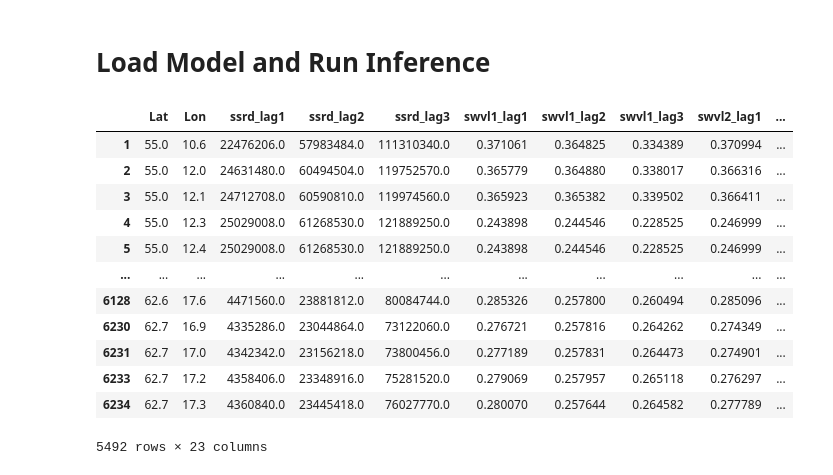
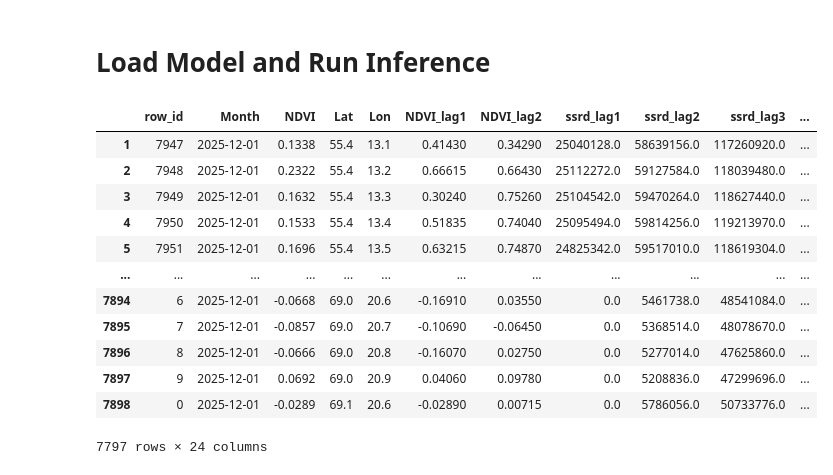
Before and after one commit to jpruzcuen/scalable_ml, a Jupyter notebook: notebooks/run_inference.ipynb, the cells around one changed output. Drawn from its saved outputs; the diff is of its cells as text; code cells hidden in the pictures.

```diff
--- a/notebooks/run_inference.ipynb
+++ b/notebooks/run_inference.ipynb
@@ -8,18 +12,13 @@ import geopandas
 import matplotlib.pyplot as plt
 # %% [markdown]
 # Load data for inference
-# %%
-def extract_year_month(filename):
-    parts = filename.replace(".csv", "").split("_")
-    month = int(parts[1])
-    year = int(parts[2])
-    return year, month
 # %%
 manual = True
 
 if manual:
     csv_files = [f for f in os.listdir('../data/weather_daily') if f.endswith(".csv")]
     latest_file = max(csv_files, key=lambda f: extract_year_month(f))
+    print("Latest file:", latest_file)
     weather_features = pd.read_csv('../data/weather_daily/' + latest_file)
     weather_features.rename(columns={'valid_time':'Month'}, inplace=True)
 
@@ -29,10 +28,12 @@ else:
 if manual:
     csv_files = [f for f in os.listdir('../data/ndvi') if f.startswith("ndvi")]
     latest_file = max(csv_files, key=lambda f: extract_year_month(f))
+    print("Latest file:", latest_file)
     ndvi_features = pd.read_csv('../data/ndvi/' + latest_file)
 
 else:
-    ndvi_features = download_ndvi_for_inference()
+    pass
+    #ndvi_features = download_ndvi_for_inference()
 
 print(f"Datapoints (weather): {len(weather_features)}")
 print(weather_features.columns)
@@ -51,7 +54,7 @@ Index(['row_id', 'Lat', 'Lon', 'Month', 'NDVI', 'NDVI_lag1', 'NDVI_lag2'], dtype
 # %% [markdown]
 ### Prepare dataset
 # %%
-dataset = weather_features.merge(ndvi_features, on=['Lat', 'Lon', 'Month'], how='left')
+dataset = ndvi_features.merge(weather_features, on=['Lat', 'Lon', 'Month'], how='left')
 dataset.dropna(inplace=True)
 
 X = dataset.copy()
@@ -81,19 +84,20 @@ model_files = next(os.walk('../models'), (None, None, []))[2]
 file_name = '../models/' + model_files[-1]
 model = pickle.load(open(file_name, "rb")) # [-1] to get the latest version
 # %%
-dataset['Pressence_pred'] = model.predict(X[model.feature_names_in_.tolist()])
+dataset['Pressence_prob'] = model.predict_proba(X[model.feature_names_in_.tolist()])[:,1]
+dataset['Pressence_pred'] = (dataset['Pressence_prob'] > 0.95).astype(int)
 dataset
 # %% [output]
-|  | Lat | Lon | ssrd_lag1 | ssrd_lag2 | ssrd_lag3 | swvl1_lag1 | swvl1_lag2 | swvl1_lag3 | swvl2_lag1 | ... |
-| 1 | 55.0 | 10.6 | 22476206.0 | 57983484.0 | 111310340.0 | 0.371061 | 0.364825 | 0.334389 | 0.370994 | ... |
-| 2 | 55.0 | 12.0 | 24631480.0 | 60494504.0 | 119752570.0 | 0.365779 | 0.364880 | 0.338017 | 0.366316 | ... |
-| 3 | 55.0 | 12.1 | 24712708.0 | 60590810.0 | 119974560.0 | 0.365923 | 0.365382 | 0.339502 | 0.366411 | ... |
-| 4 | 55.0 | 12.3 | 25029008.0 | 61268530.0 | 121889250.0 | 0.243898 | 0.244546 | 0.228525 | 0.246999 | ... |
-| 5 | 55.0 | 12.4 | 25029008.0 | 61268530.0 | 121889250.0 | 0.243898 | 0.244546 | 0.228525 | 0.246999 | ... |
-| ... | ... | ... | ... | ... | ... | ... | ... | ... | ... | ... |
-| 6128 | 62.6 | 17.6 | 4471560.0 | 23881812.0 | 80084744.0 | 0.285326 | 0.257800 | 0.260494 | 0.285096 | ... |
-| 6230 | 62.7 | 16.9 | 4335286.0 | 23044864.0 | 73122060.0 | 0.276721 | 0.257816 | 0.264262 | 0.274349 | ... |
-| 6231 | 62.7 | 17.0 | 4342342.0 | 23156218.0 | 73800456.0 | 0.277189 | 0.257831 | 0.264473 | 0.274901 | ... |
-| 6233 | 62.7 | 17.2 | 4358406.0 | 23348916.0 | 75281520.0 | 0.279069 | 0.257957 | 0.265118 | 0.276297 | ... |
-| 6234 | 62.7 | 17.3 | 4360840.0 | 23445418.0 | 76027770.0 | 0.280070 | 0.257644 | 0.264582 | 0.277789 | ... |
+|  | row_id | Month | NDVI | Lat | Lon | NDVI_lag1 | NDVI_lag2 | ssrd_lag1 | ssrd_lag2 | ssrd_lag3 | ... |
+| 1 | 7947 | 2025-12-01 | 0.1338 | 55.4 | 13.1 | 0.41430 | 0.34290 | 25040128.0 | 58639156.0 | 117260920.0 | ... |
+| 2 | 7948 | 2025-12-01 | 0.2322 | 55.4 | 13.2 | 0.66615 | 0.66430 | 25112272.0 | 59127584.0 | 118039480.0 | ... |
+| 3 | 7949 | 2025-12-01 | 0.1632 | 55.4 | 13.3 | 0.30240 | 0.75260 | 25104542.0 | 59470264.0 | 118627440.0 | ... |
+| 4 | 7950 | 2025-12-01 | 0.1533 | 55.4 | 13.4 | 0.51835 | 0.74040 | 25095494.0 | 59814256.0 | 119213970.0 | ... |
+| 5 | 7951 | 2025-12-01 | 0.1696 | 55.4 | 13.5 | 0.63215 | 0.74870 | 24825342.0 | 59517010.0 | 118619304.0 | ... |
+| ... | ... | ... | ... | ... | ... | ... | ... | ... | ... | ... | ... |
+| 7894 | 6 | 2025-12-01 | -0.0668 | 69.0 | 20.6 | -0.16910 | 0.03550 | 0.0 | 5461738.0 | 48541084.0 | ... |
+| 7895 | 7 | 2025-12-01 | -0.0857 | 69.0 | 20.7 | -0.10690 | -0.06450 | 0.0 | 5368514.0 | 48078670.0 | ... |
+| 7896 | 8 | 2025-12-01 | -0.0666 | 69.0 | 20.8 | -0.16070 | 0.02750 | 0.0 | 5277014.0 | 47625860.0 | ... |
+| 7897 | 9 | 2025-12-01 | 0.0692 | 69.0 | 20.9 | 0.04060 | 0.09780 | 0.0 | 5208836.0 | 47299696.0 | ... |
+| 7898 | 0 | 2025-12-01 | -0.0289 | 69.1 | 20.6 | -0.02890 | 0.00715 | 0.0 | 5786056.0 | 50733776.0 | ... |
-5492 rows × 23 columns
+7797 rows × 24 columns
```
Also changed, not shown: parts of 6 cells of this notebook, 3 other files.
